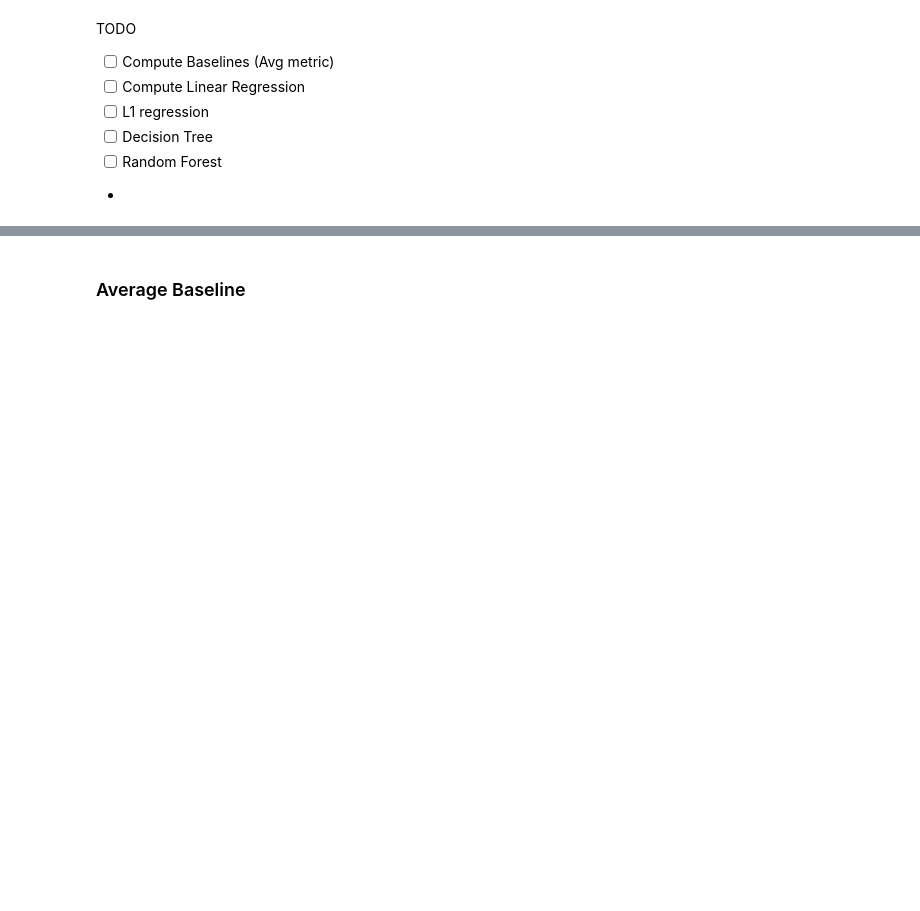
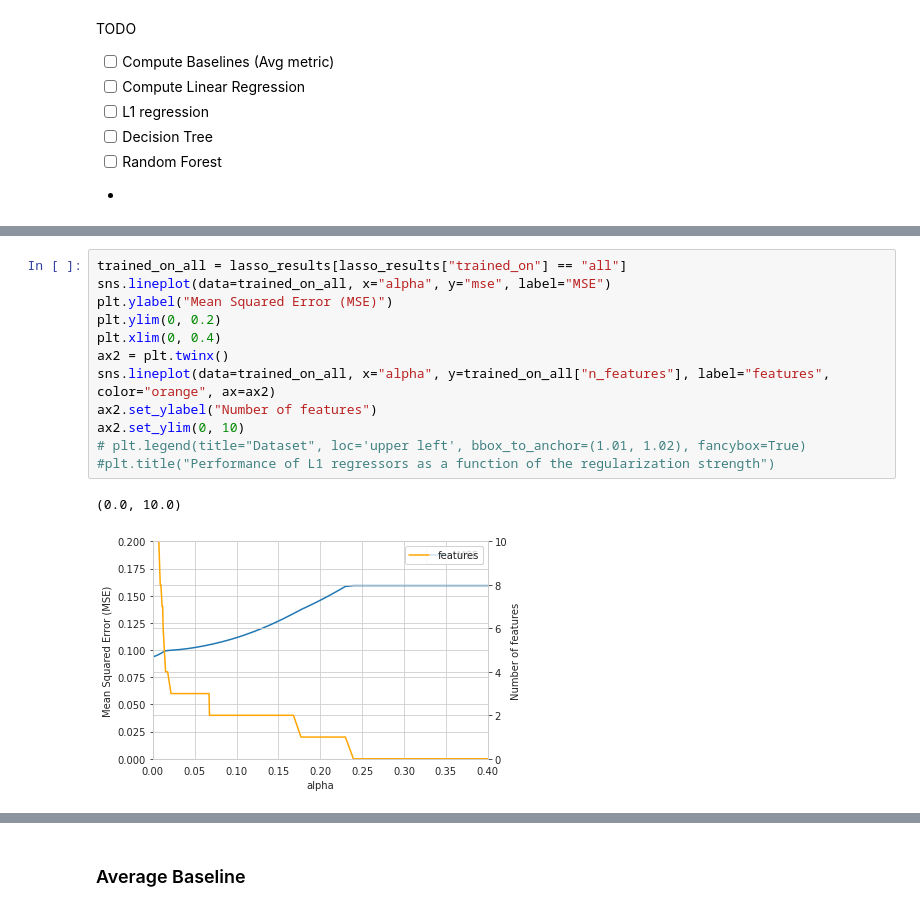
Before and after one commit to pdasigi/eqqa, a Jupyter notebook: scripts/MOCHA_Baselines.ipynb, the cells around one changed output, grey strips where cells are left out. Saved outputs shown, nothing was run; the diff lists cells and outputs as text; blank space fills up the shorter version.

```diff
--- a/scripts/MOCHA_Baselines.ipynb
+++ b/scripts/MOCHA_Baselines.ipynb
@@ -332,0 +723,15 @@ p.X_test.shape
+# %%
+trained_on_all = lasso_results[lasso_results["trained_on"] == "all"]
+sns.lineplot(data=trained_on_all, x="alpha", y="mse", label="MSE")
+plt.ylabel("Mean Squared Error (MSE)")
+plt.ylim(0, 0.2)
+plt.xlim(0, 0.4)
+ax2 = plt.twinx()
+sns.lineplot(data=trained_on_all, x="alpha", y=trained_on_all["n_features"], label="features", color="orange", ax=ax2)
+ax2.set_ylabel("Number of features")
+ax2.set_ylim(0, 10)
+# plt.legend(title="Dataset", loc='upper left', bbox_to_anchor=(1.01, 1.02), fancybox=True)
+#plt.title("Performance of L1 regressors as a function of the regularization strength")
+# %% [output]
+(0.0, 10.0)
+[figure, added]
```
Also changed, not shown: parts of 58 cells of this notebook, 9 other files.
